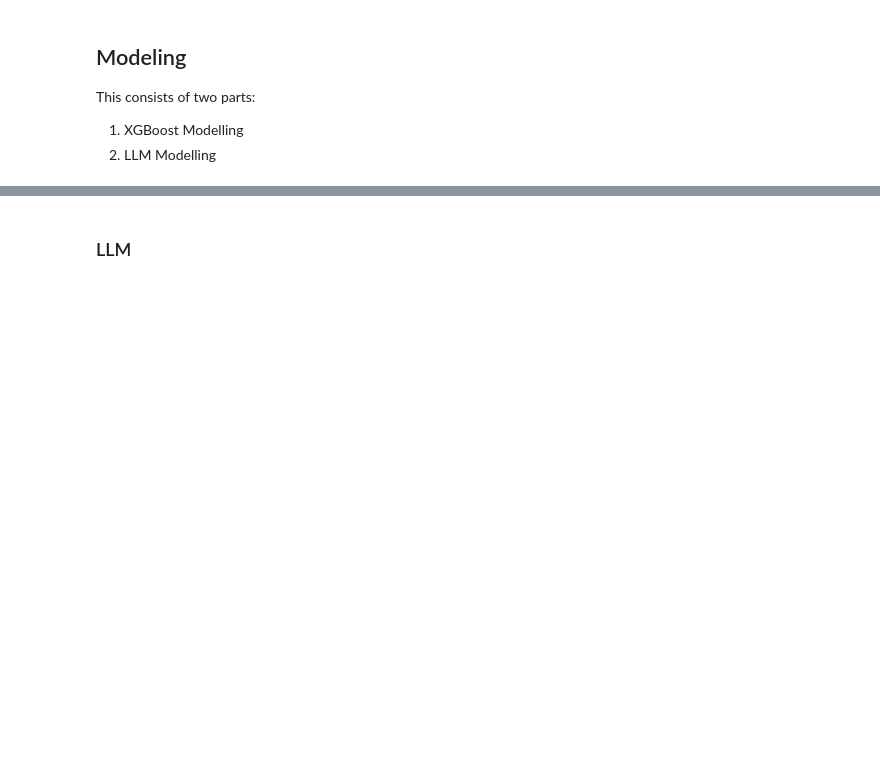
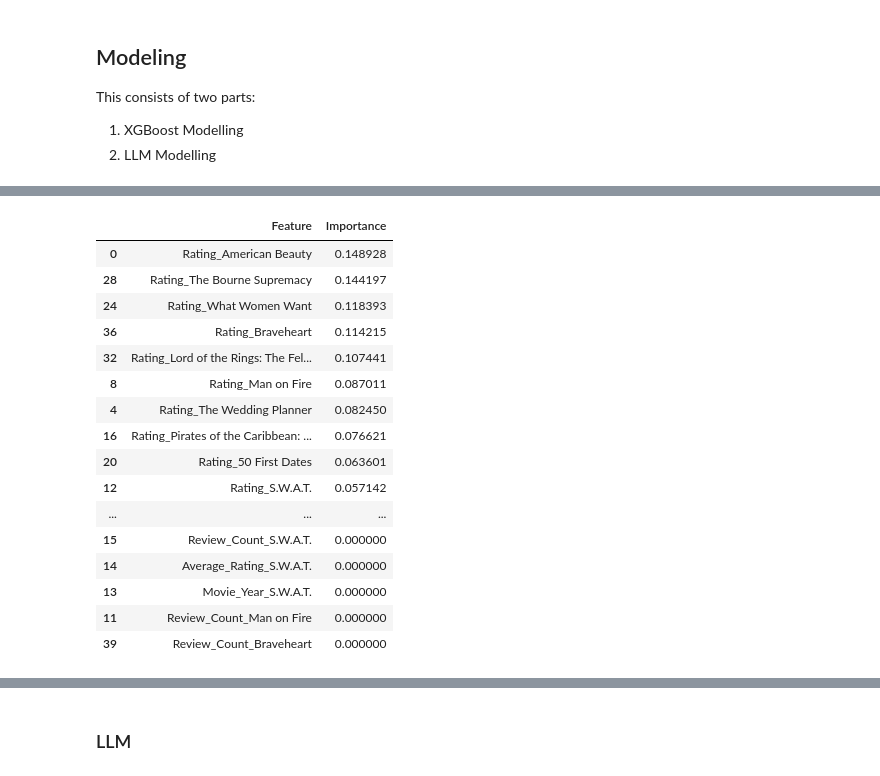
Before and after one commit to PhilipFelizarta/LLM-ML-Recommender-Study, a Jupyter notebook: Final Project Section2-Team 3.ipynb, the cells around one changed output, grey strips where cells are left out. Cells and saved outputs as stored; diff of their text form; code cells hidden in the pictures; blank space fills up the shorter version.

```diff
--- a/Final Project Section2-Team 3.ipynb
+++ b/Final Project Section2-Team 3.ipynb
@@ -210,0 +450,13 @@ This consists of two parts:
+# %%
+# Split the data into training and testing sets
+X_train, X_test, Y_train, Y_test = train_test_split(X, Y, test_size=0.2, random_state=42)
+
+# Retrieve the best model from the grid search
+best_model = xgb_Kfold_model(X_train, Y_train)
+
+# Predict on the test set with the best model
+Y_pred = best_model.predict(X_test)
+
+# Evaluate the model... use a different accuracy metric
+accuracy = accuracy_score(Y_test, Y_pred)
+print("Accuracy: %.2f%%" % (accuracy * 100.0))
@@ -210,0 +470,27 @@ This consists of two parts:
+# %%
+# Create a DataFrame for feature importances & Display it.
+feature_importances = pd.DataFrame({
+    'Feature': columns,
+    'Importance': best_model.feature_importances_
+})
+
+feature_importances = feature_importances.sort_values(by='Importance', ascending=False)
+display(feature_importances)
+# %% [output]
+|  | Feature | Importance |
+| 0 | Rating_American Beauty | 0.148928 |
+| 28 | Rating_The Bourne Supremacy | 0.144197 |
+| 24 | Rating_What Women Want | 0.118393 |
+| 36 | Rating_Braveheart | 0.114215 |
+| 32 | Rating_Lord of the Rings: The Fel... | 0.107441 |
+| 8 | Rating_Man on Fire | 0.087011 |
+| 4 | Rating_The Wedding Planner | 0.082450 |
+| 16 | Rating_Pirates of the Caribbean: ... | 0.076621 |
+| 20 | Rating_50 First Dates | 0.063601 |
+| 12 | Rating_S.W.A.T. | 0.057142 |
+| ... | ... | ... |
+| 15 | Review_Count_S.W.A.T. | 0.000000 |
+| 14 | Average_Rating_S.W.A.T. | 0.000000 |
+| 13 | Movie_Year_S.W.A.T. | 0.000000 |
+| 11 | Review_Count_Man on Fire | 0.000000 |
+| 39 | Review_Count_Braveheart | 0.000000 |
```
Also changed, not shown: parts of 13 cells of this notebook.
